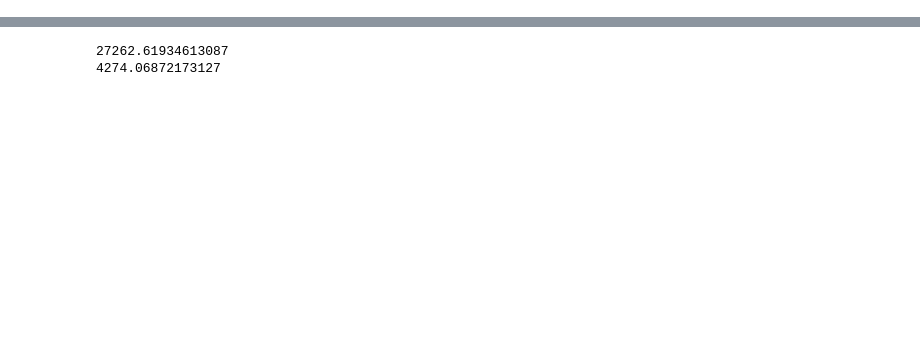
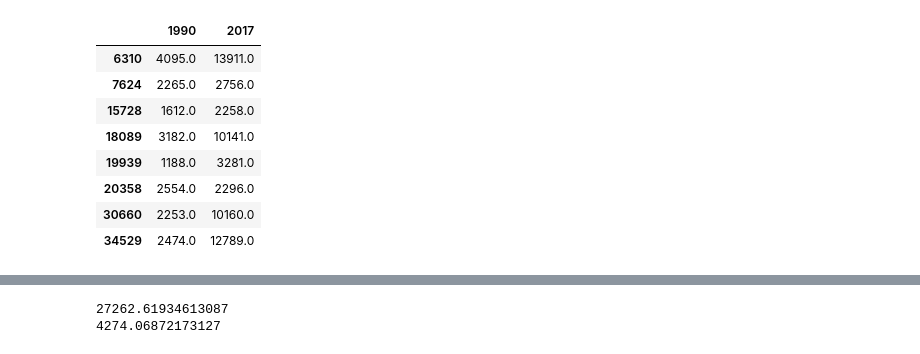
Before and after one commit to alyserecord/agricultural_yield, a Jupyter notebook: src/graphs_playground.ipynb, the cells around one changed output, grey strips where cells are left out. Drawn from its saved outputs; the diff is of its cells as text; code cells hidden in the pictures; blank space fills up the shorter version.

```diff
--- a/src/graphs_playground.ipynb
+++ b/src/graphs_playground.ipynb
@@ -73,11 +74,22 @@ all_signficant_increases(20,'Yield',.05)
 # %%
 def global_item(crop,element='Yield'):
     df_filtered = df.loc[(df['item'] == crop) & (df['element'] == element)]
     years = []
     for i in range(1,58):
-        year_avg = np.mean(df_filtered.iloc[:,i+6])
+        year_avg = np.nanmean(df_filtered.iloc[:,i+6])
         years.append((df.columns[i+6],year_avg))
     return years
+df[['1990','2017']][(df.item=='Cloves')& (df.element=='Yield')]
+# %% [output]
+|  | 1990 | 2017 |
+| 6310 | 4095.0 | 13911.0 |
+| 7624 | 2265.0 | 2756.0 |
+| 15728 | 1612.0 | 2258.0 |
+| 18089 | 3182.0 | 10141.0 |
+| 19939 | 1188.0 | 3281.0 |
+| 20358 | 2554.0 | 2296.0 |
+| 30660 | 2253.0 | 10160.0 |
+| 34529 | 2474.0 | 12789.0 |
 # %%
 def plot_crop(crop,element='Yield'):
     fig,ax = plt.subplots(figsize=(16,8))
```
Also changed, not shown: parts of 8 cells of this notebook, 5 other files.
